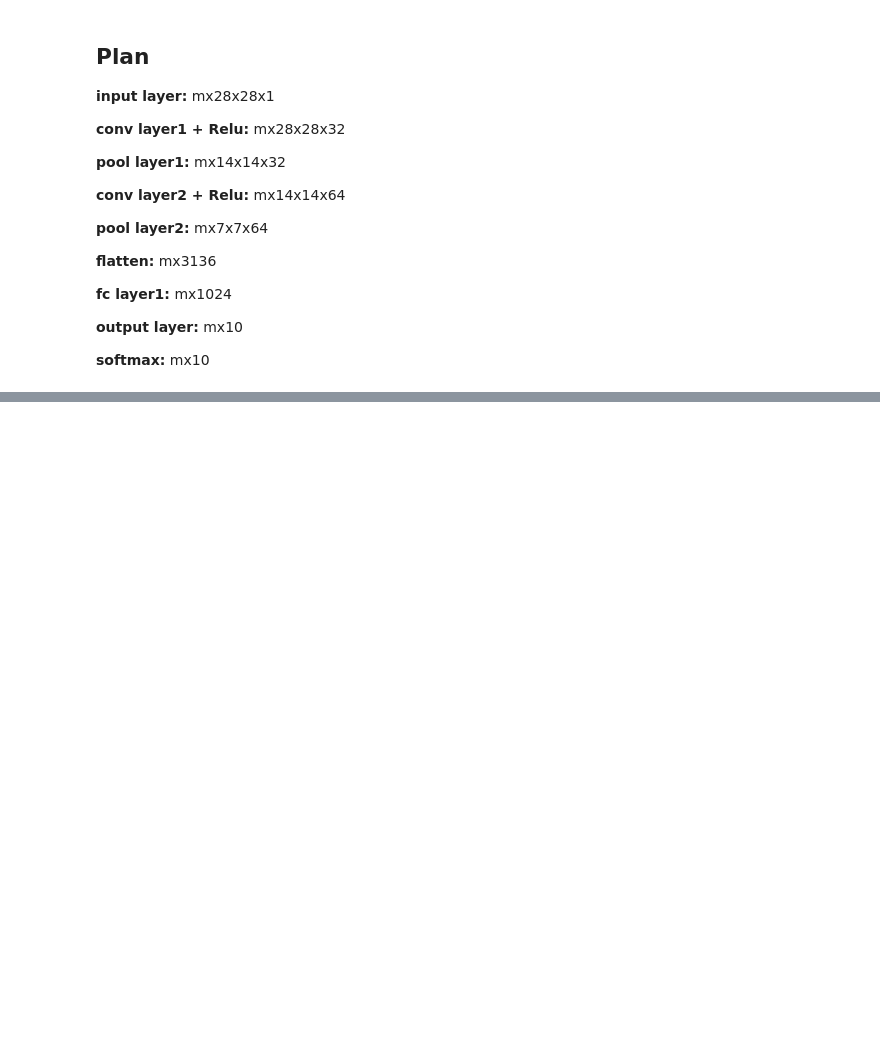
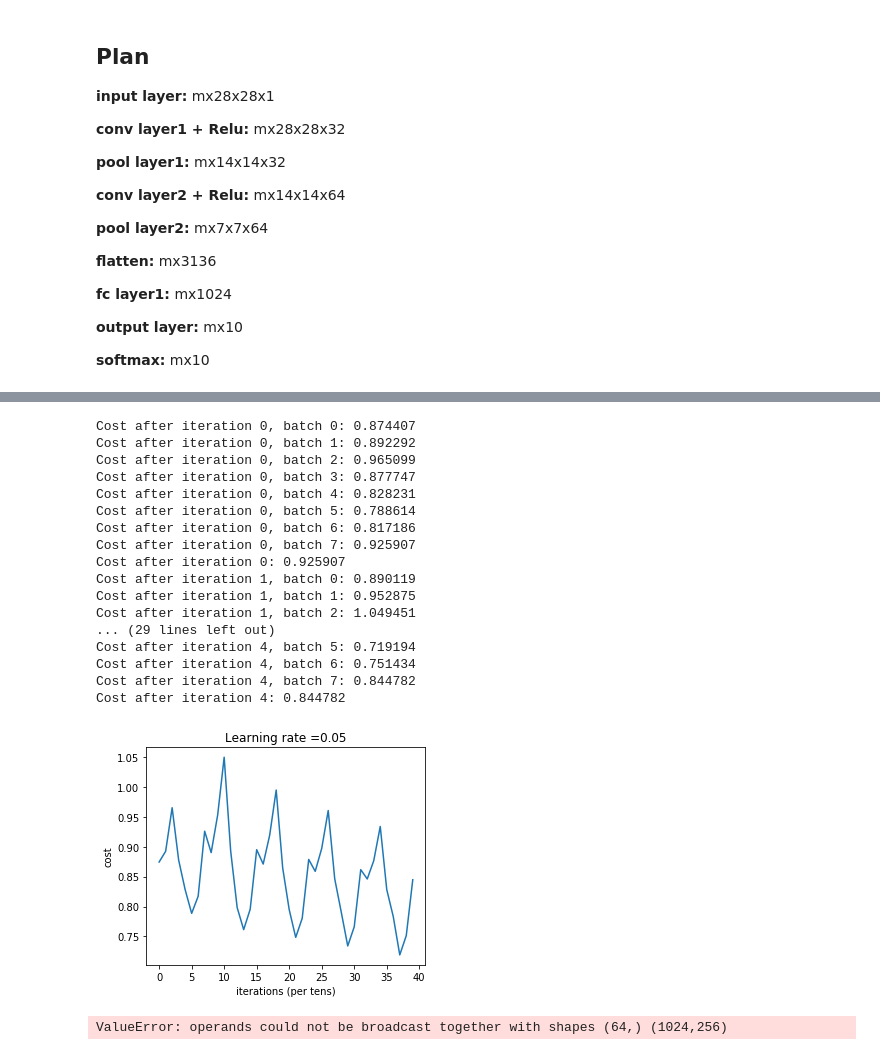
Before and after one commit to wssrcok/DeepLearning, a Jupyter notebook: CNN/MNIST_code/cnn_mnist.ipynb, the cells around one changed output, grey strips where cells are left out. Saved outputs shown, nothing was run; the diff lists cells and outputs as text; code cells hidden in the pictures; blank space fills up the shorter version.

Commit message:
after adding batchnorm
 it seems meet a bottleneck when cost approach to 1

```diff
--- a/CNN/MNIST_code/cnn_mnist.ipynb
+++ b/CNN/MNIST_code/cnn_mnist.ipynb
@@ -124,12 +122,34 @@ NameError: name 'plt' is not defined
 # %%
 #further training on the same model
-parameters, parameters_conv, grads, conv_grads = cnn_model(input_layer[0:512], train_labels[:,0:512], layers_dims, filter_dims, truncate = 0, batch_size = 64, learning_rate = 0.02, num_iterations = 5, parameters = parameters, parameters_conv = parameters_conv, print_cost = True)
+parameters, parameters_conv, grads, conv_grads = cnn_model(input_layer[0:1024], train_labels[:,0:1024], layers_dims, filter_dims,
+                                                           truncate = 0, batch_size = 128, learning_rate = 0.05, num_iterations = 5, parameters = parameters, parameters_conv = parameters_conv, print_cost = True)
+# %% [output]
+Cost after iteration 0, batch 0: 0.874407
+Cost after iteration 0, batch 1: 0.892292
+Cost after iteration 0, batch 2: 0.965099
+Cost after iteration 0, batch 3: 0.877747
+Cost after iteration 0, batch 4: 0.828231
+Cost after iteration 0, batch 5: 0.788614
+Cost after iteration 0, batch 6: 0.817186
+Cost after iteration 0, batch 7: 0.925907
+Cost after iteration 0: 0.925907
+Cost after iteration 1, batch 0: 0.890119
+Cost after iteration 1, batch 1: 0.952875
+Cost after iteration 1, batch 2: 1.049451
+... (29 lines left out)
+Cost after iteration 4, batch 5: 0.719194
+Cost after iteration 4, batch 6: 0.751434
+Cost after iteration 4, batch 7: 0.844782
+Cost after iteration 4: 0.844782
+[figure, added]
 # %%
 train_labels.shape
 # %%
 #eval_cnn_model(input_layer[0:256], train_labels[:,0:256], parameters, parameters_conv)
 
 eval_cnn_model(eval_data[0:256], eval_labels[:,0:256], parameters, parameters_conv)
+# %% [output]
+ValueError: operands could not be broadcast together with shapes (64,) (1024,256)
 # %%
 np.set_printoptions(threshold=sys.maxsize)
 # %%
```
Also changed, not shown: parts of 2 cells of this notebook, 8 other files.
